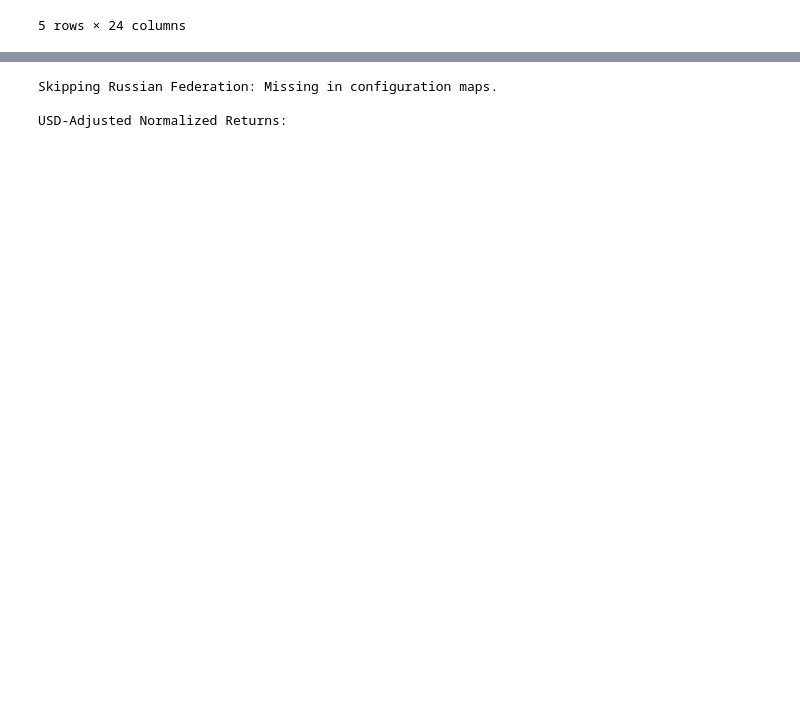
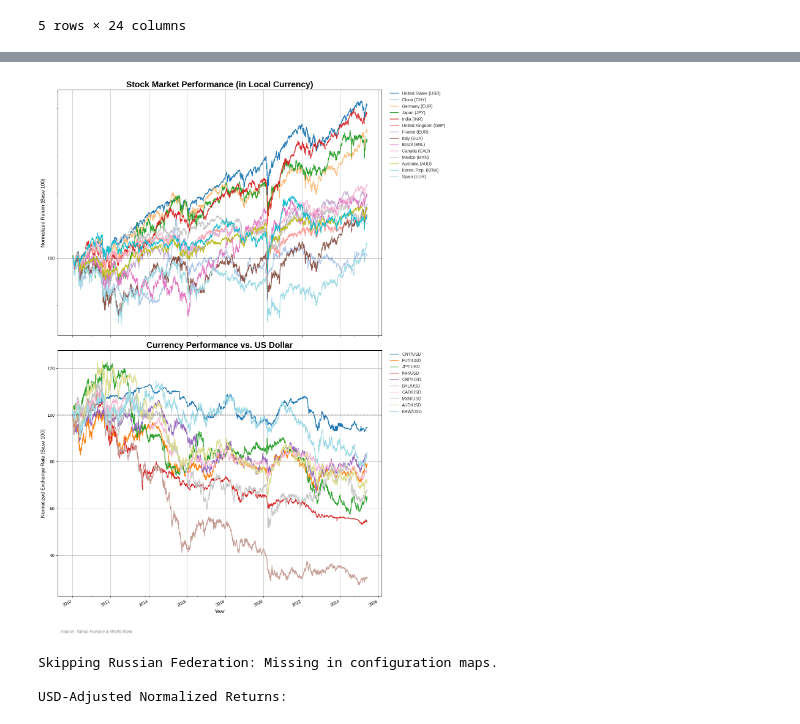
Before and after one commit to AnslemDCunha/Global-Index-Returns-in-USD-A-Currency-Adjusted-Comparison, a Jupyter notebook: Global_Index_Returns_Currency_Adjusted_Comparison.ipynb, the cells around one changed output, grey strips where cells are left out. Drawn from its saved outputs; the diff is of its cells as text; code cells hidden in the pictures; blank space fills up the shorter version.

```diff
--- a/Global_Index_Returns_Currency_Adjusted_Comparison.ipynb
+++ b/Global_Index_Returns_Currency_Adjusted_Comparison.ipynb
@@ -181,3 +230,35 @@ Successfully downloaded data. Shape of the closing price DataFrame: (4022, 24)
+# %%
+# Visualize Local Returns and FX Movements
+
+# Create a figure with two subplots
+fig, (ax1, ax2) = plt.subplots(nrows=2, ncols=1, figsize=(16, 18), sharex=True)
+plt.style.use('seaborn-v0_8-whitegrid')
+
+# --- Plot 1: Normalized Stock Index Returns (in Local Currency) ---
+normalized_local_returns.plot(ax=ax1, colormap='tab20')
+ax1.axhline(100, color='black', linestyle='--', linewidth=1)
+ax1.set_title(f'Stock Market Performance (in Local Currency)', fontsize=20, weight='bold')
+ax1.set_ylabel('Normalized Return (Base 100)', fontsize=12)
+ax1.set_yscale('log')
+ax1.legend(loc='upper left', bbox_to_anchor=(1.02, 1), borderaxespad=0.)
+ax1.yaxis.set_major_formatter(plt.matplotlib.ticker.ScalarFormatter())
+
+# --- Plot 2: Currency Performance vs. USD ---
+normalized_fx_returns.plot(ax=ax2, colormap='tab20')
+ax2.axhline(100, color='black', linestyle='--', linewidth=1)
+ax2.set_title(f'Currency Performance vs. US Dollar', fontsize=20, weight='bold')
+ax2.set_xlabel('Year', fontsize=12)
+ax2.set_ylabel('Normalized Exchange Rate (Base 100)', fontsize=12)
+ax2.legend(loc='upper left', bbox_to_anchor=(1.02, 1), borderaxespad=0.)
+
+# Add a source annotation
+ax2.text(0.01, -0.15, 'Source: Yahoo Finance & World Bank', transform=ax2.transAxes,
+         fontsize=10, color='gray', style='italic')
+
+plt.tight_layout(rect=[0, 0, 0.85, 1]) # Adjust layout to make space for legends
+plt.show()
+# %% [output]
+[figure, added]
 # %%
 #Calculate USD-adjusted and normalized returns
 normalized_returns_df = pd.DataFrame(index=close_data.index)
```
Also changed, not shown: parts of 4 cells of this notebook.
